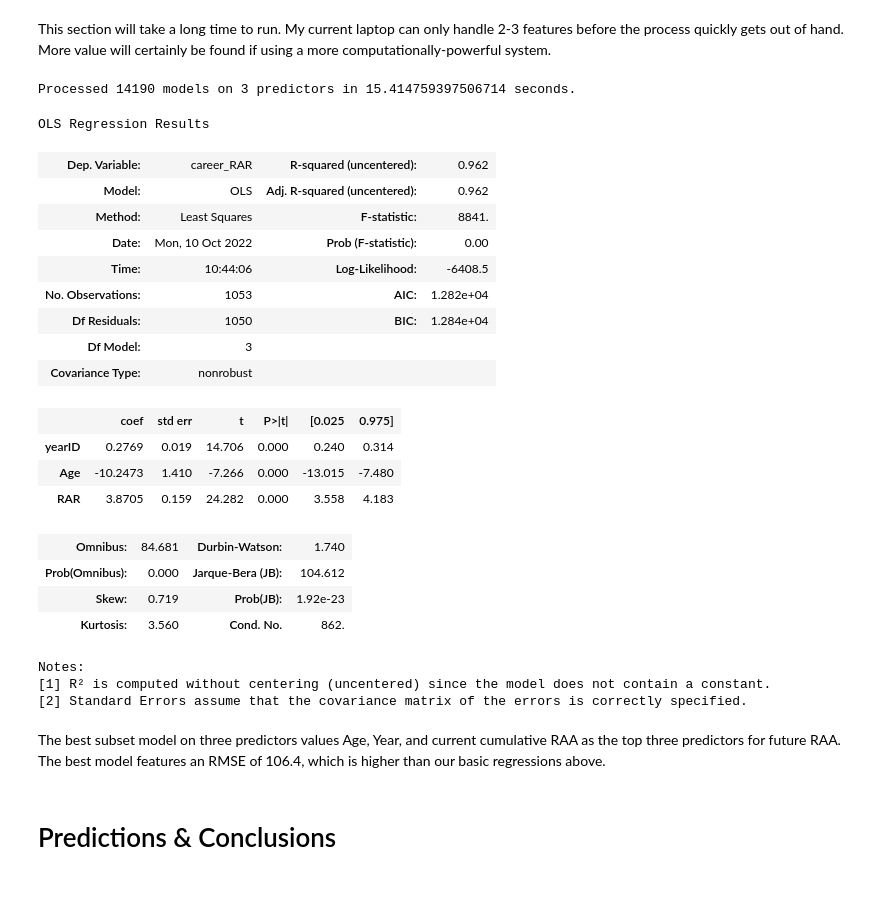
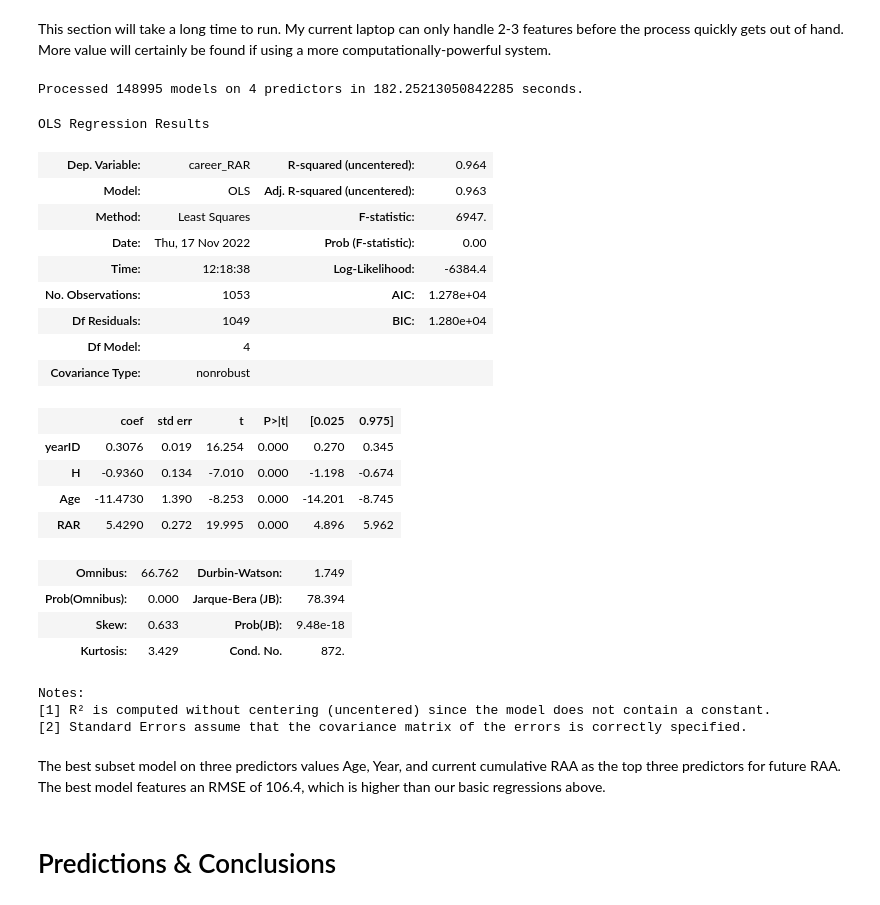
Before and after one commit to TimBrownDataSci/Baseball-RAR-Prediction, a Jupyter notebook: RAR Prediction Notebook-Tim Brown.ipynb, the cells around one changed output. Drawn from its saved outputs; the diff is of its cells as text; code cells hidden in the pictures.

```diff
--- a/RAR Prediction Notebook-Tim Brown.ipynb
+++ b/RAR Prediction Notebook-Tim Brown.ipynb
@@ -221,55 +225,56 @@ def getBest(k):
 
     # This function just keeps track of time for me
     tic = time.time()
 
     results = []
     cols = []
 
     for combo in itertools.combinations(X.columns,k):
         results.append(processSubset(combo))
         cols.append(combo)
 
     models = pd.DataFrame(results)
 
     # Choose the model with the smallest RMSE
     best_model = models.loc[models["RMSE"].argmin()]
 
 
     toc = time.time()
     print("Processed", models.shape[0], "models on", k, "predictors in", (toc-tic), "seconds.")
 
     # Return the best model, along with some other useful information about the model
     return best_model
 
 
 # Tester down here
-b = getBest(3)
+b = getBest(4)
 b['model'].summary()
 # %% [output]
-Processed 14190 models on 3 predictors in 15.414759397506714 seconds.
+Processed 148995 models on 4 predictors in 182.25213050842285 seconds.
 OLS Regression Results
-| Dep. Variable: | career_RAR | R-squared (uncentered): | 0.962 |
-| Model: | OLS | Adj. R-squared (uncentered): | 0.962 |
-| Method: | Least Squares | F-statistic: | 8841. |
-| Date: | Mon, 10 Oct 2022 | Prob (F-statistic): | 0.00 |
-| Time: | 10:44:06 | Log-Likelihood: | -6408.5 |
-| No. Observations: | 1053 | AIC: | 1.282e+04 |
-| Df Residuals: | 1050 | BIC: | 1.284e+04 |
-| Df Model: | 3 |  |  |
+| Dep. Variable: | career_RAR | R-squared (uncentered): | 0.964 |
+| Model: | OLS | Adj. R-squared (uncentered): | 0.963 |
+| Method: | Least Squares | F-statistic: | 6947. |
+| Date: | Thu, 17 Nov 2022 | Prob (F-statistic): | 0.00 |
+| Time: | 12:18:38 | Log-Likelihood: | -6384.4 |
+| No. Observations: | 1053 | AIC: | 1.278e+04 |
+| Df Residuals: | 1049 | BIC: | 1.280e+04 |
+| Df Model: | 4 |  |  |
 | Covariance Type: | nonrobust |  |  |
 |  | coef | std err | t | P>|t| | [0.025 | 0.975] |
-| yearID | 0.2769 | 0.019 | 14.706 | 0.000 | 0.240 | 0.314 |
-| Age | -10.2473 | 1.410 | -7.266 | 0.000 | -13.015 | -7.480 |
-| RAR | 3.8705 | 0.159 | 24.282 | 0.000 | 3.558 | 4.183 |
+| yearID | 0.3076 | 0.019 | 16.254 | 0.000 | 0.270 | 0.345 |
+| H | -0.9360 | 0.134 | -7.010 | 0.000 | -1.198 | -0.674 |
+| Age | -11.4730 | 1.390 | -8.253 | 0.000 | -14.201 | -8.745 |
+| RAR | 5.4290 | 0.272 | 19.995 | 0.000 | 4.896 | 5.962 |
-| Omnibus: | 84.681 | Durbin-Watson: | 1.740 |
-| Prob(Omnibus): | 0.000 | Jarque-Bera (JB): | 104.612 |
-| Skew: | 0.719 | Prob(JB): | 1.92e-23 |
-| Kurtosis: | 3.560 | Cond. No. | 862. |
+| Omnibus: | 66.762 | Durbin-Watson: | 1.749 |
+| Prob(Omnibus): | 0.000 | Jarque-Bera (JB): | 78.394 |
+| Skew: | 0.633 | Prob(JB): | 9.48e-18 |
+| Kurtosis: | 3.429 | Cond. No. | 872. |
 Notes:
 [1] R² is computed without centering (uncentered) since the model does not contain a constant.
 [2] Standard Errors assume that the covariance matrix of the errors is correctly specified.
-# %% [markdown]
-The best subset model on three predictors values Age, Year, and current cumulative RAA as the top three predictors for future RAA. The best model features an RMSE of 106.4, which is higher than our basic regressions above.
+# %% [markdown]
+The best subset model on three predictors values Age, Year, and current cumulative RAA as the top three predictors for future RAA. The best model features an RMSE of 106.4, which is higher than our basic regressions above.
 # %% [markdown]
 # Predictions & Conclusions
 # %% [markdown]
```
Also changed, not shown: parts of 14 cells of this notebook.
